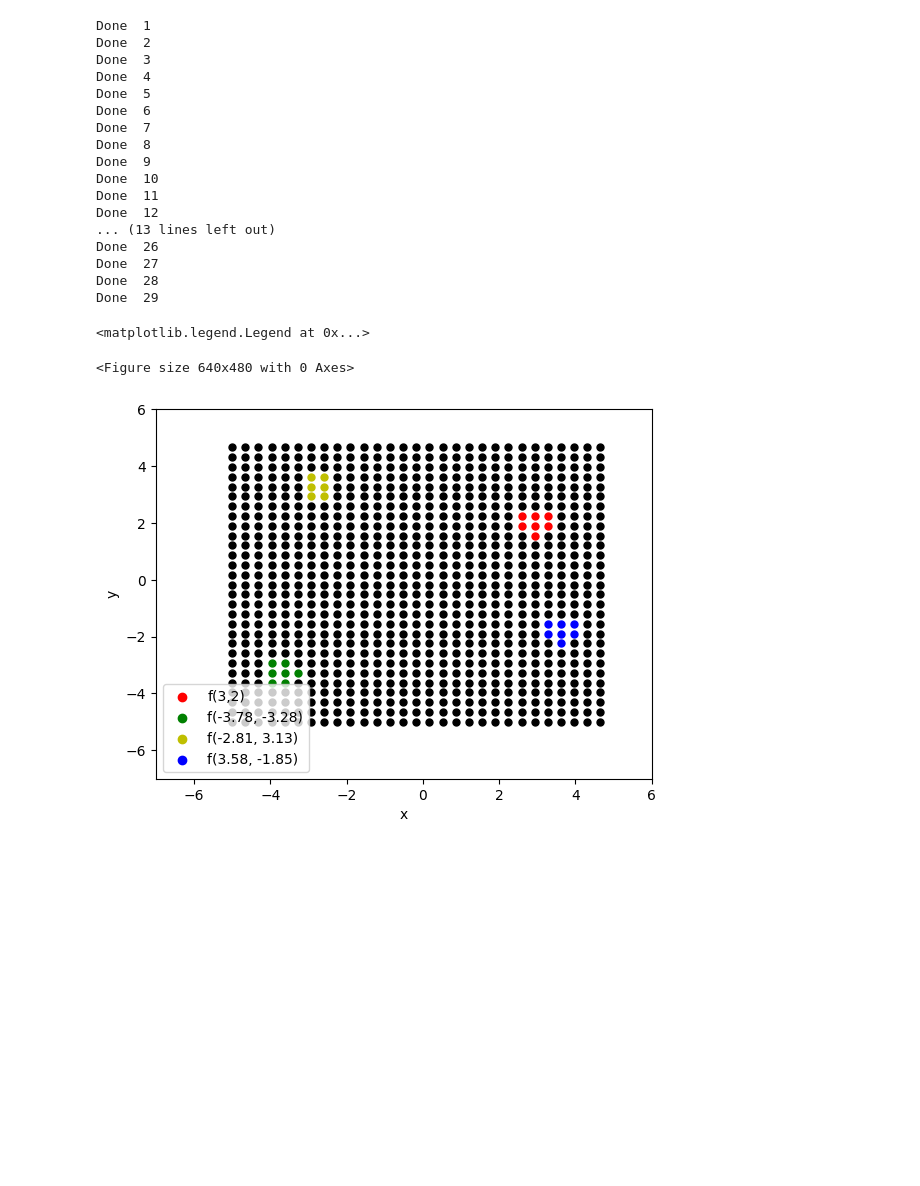
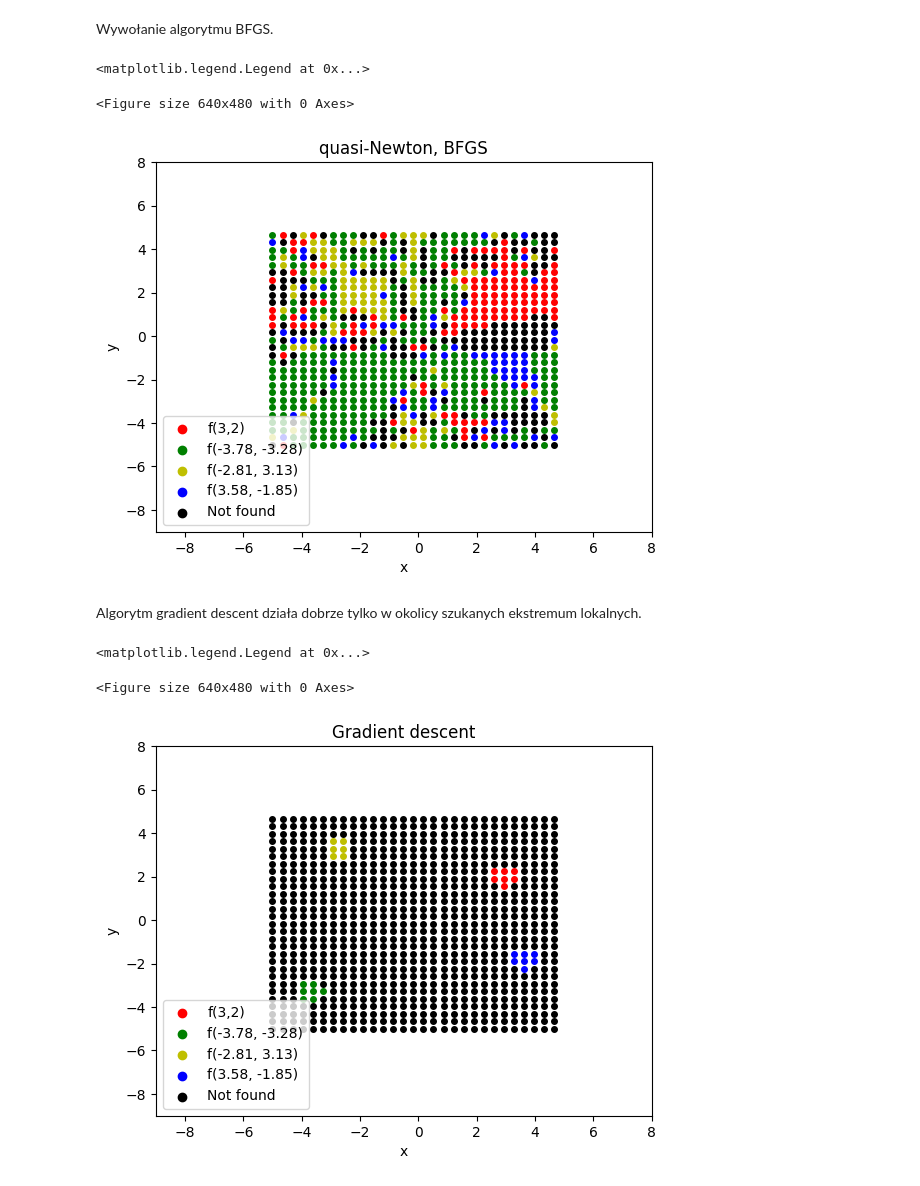
Before and after one commit to Dawid-Lukasiewicz/Numerical_Methodes, a Jupyter notebook: Lab7/zadanie4.ipynb, the cells around one changed output. Saved outputs shown, nothing was run; the diff lists cells and outputs as text; code cells hidden in the pictures; blank space fills up the shorter version.

Commit message:
adjust graphs for task 4

```diff
--- a/Lab7/zadanie4.ipynb
+++ b/Lab7/zadanie4.ipynb
@@ -45,3 +48,5 @@ print(x)
+# %% [markdown]
+Wywołanie algorytmu BFGS.
 # %%
 max_steps = 30
 tol = 0.5
@@ -54,16 +59,18 @@ ax.scatter([], [], color="r", label="f(3,2)")
 ax.scatter([], [], color="g", label="f(-3.78, -3.28)")
 ax.scatter([], [], color="y", label="f(-2.81, 3.13)")
 ax.scatter([], [], color="b", label="f(3.58, -1.85)")
+ax.scatter([], [], color="k", label="Not found")
 plt.xlabel("x")
 plt.ylabel("y")
-ax.set(xlim=(-7, 6), ylim=(-7, 6))
+plt.title("quasi-Newton, BFGS")
+ax.set(xlim=(-9, 8), ylim=(-9, 8))
 
 for i in np.arange(1, max_steps, step=1):
     gridI = -5 +10*((i-1)/(max_steps-1))
     for j in np.arange(1, max_steps, step=1):
         gridJ = -5 +10*((j-1)/(max_steps-1))
         x0 = np.array([gridI, gridJ])
-        x, _ = BFGS(function, x0, tolerance=1e-3, iter=500)
+        x, _ = BFGS(function, x0, tolerance=1e-4, iter=250)
         if np.fabs(np.linalg.norm(x-min1)) <= tol:
             color = "r"
         elif np.fabs(np.linalg.norm(x-min2)) <= tol:
@@ -74,64 +81,55 @@ for i in np.arange(1, max_steps, step=1):
             color = "b"
         else:
             color = "k"
-        ax.scatter(gridI, gridJ, s=25, c=color)
-    print("Done ", i)
+        ax.scatter(gridI, gridJ, s=16, c=color)
+    # print("Done ", i)
 
 ax.legend()
+# %% [output]
+<matplotlib.legend.Legend at 0x...>
+<Figure size 640x480 with 0 Axes>
+[figure, added]
+# %% [markdown]
+Algorytm gradient descent działa dobrze tylko w okolicy szukanych ekstremum lokalnych.
 # %%
 max_steps = 30
 tol = 0.5
 grid0 = []
 gridx = []
 
 plt.figure(1)
 fig, ax = plt.subplots()
 ax.scatter([], [], color="r", label="f(3,2)")
 ax.scatter([], [], color="g", label="f(-3.78, -3.28)")
 ax.scatter([], [], color="y", label="f(-2.81, 3.13)")
 ax.scatter([], [], color="b", label="f(3.58, -1.85)")
+ax.scatter([], [], color="k", label="Not found")
 plt.xlabel("x")
 plt.ylabel("y")
-ax.set(xlim=(-7, 6), ylim=(-7, 6))
+plt.title("Gradient descent")
+ax.set(xlim=(-9, 8), ylim=(-9, 8))
 
 for i in np.arange(1, max_steps, step=1):
     gridI = -5 +10*((i-1)/(max_steps-1))
     for j in np.arange(1, max_steps, step=1):
         gridJ = -5 +10*((j-1)/(max_steps-1))
         x0 = np.array([gridI, gridJ])
-        x, _ = Gradient_Descent(function, x0, tolerance=1e-3, iter=500, theta=0.001)
+        x, _ = Gradient_Descent(function, x0, tolerance=1e-4, iter=5000, theta=1e-6)
         if np.fabs(np.linalg.norm(x-min1)) <= tol:
             color = "r"
         elif np.fabs(np.linalg.norm(x-min2)) <= tol:
             color = "g"
         elif np.fabs(np.linalg.norm(x-min3)) <= tol:
             color = "y"
         elif np.fabs(np.linalg.norm(x-min4)) <= tol:
             color = "b"
         else:
             color = "k"
-        ax.scatter(gridI, gridJ, s=25, c=color)
-    print("Done ", i)
+        ax.scatter(gridI, gridJ, s=16, c=color)
+    # print("Done ", i)
 
 ax.legend()
 # %% [output]
-Done  1
-Done  2
-Done  3
-Done  4
-Done  5
-Done  6
-Done  7
-Done  8
-Done  9
-Done  10
-Done  11
-Done  12
-... (13 lines left out)
-Done  26
-Done  27
-Done  28
-Done  29
+<matplotlib.legend.Legend at 0x...>
-<matplotlib.legend.Legend at 0x...>
+<Figure size 640x480 with 0 Axes>
-<Figure size 640x480 with 0 Axes>
-[figure, old version]
+[figure, new version]
```
Also changed, not shown: parts of 1 cell of this notebook.
